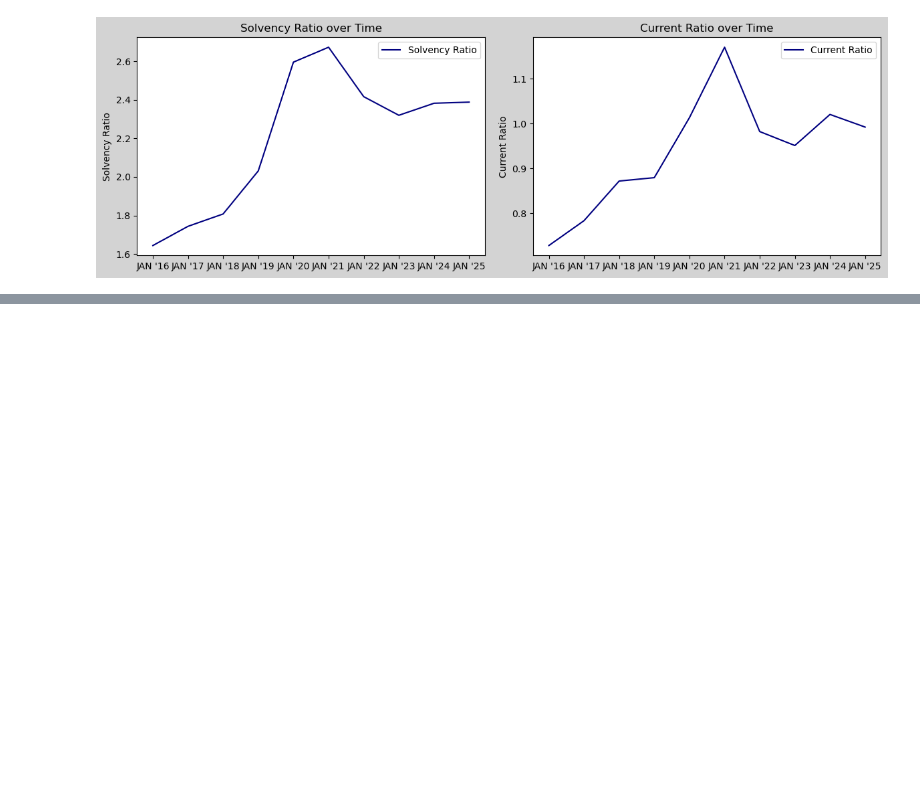
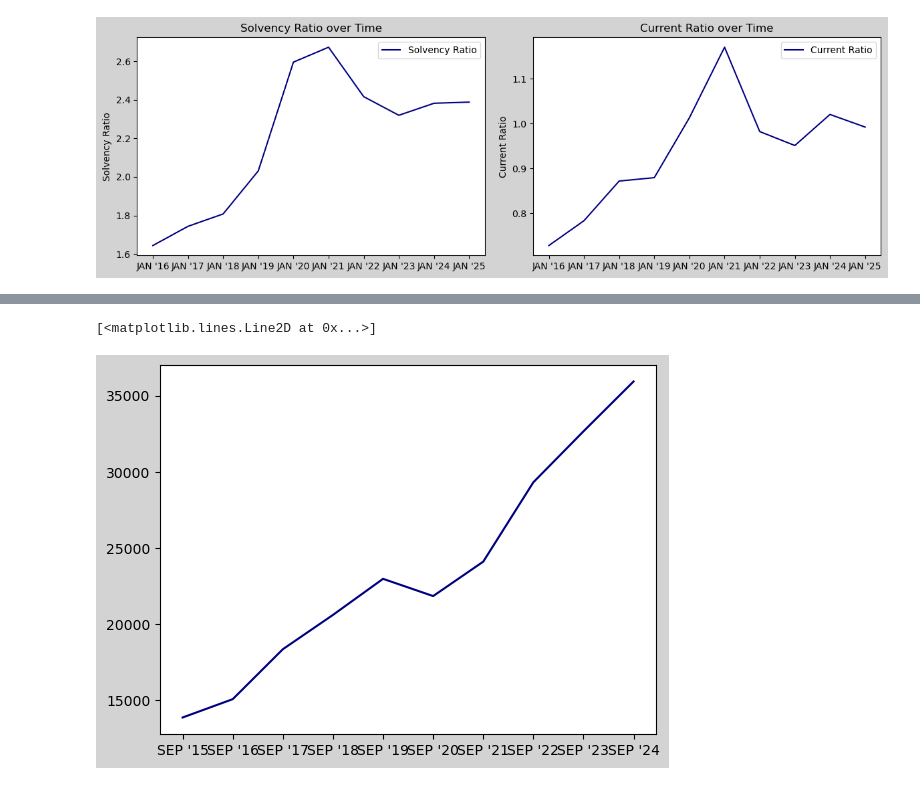
Before and after one commit to LuisMB09/admin_de_riesgos, a Jupyter notebook: Proyecto/análisis.ipynb, the cells around one changed output, grey strips where cells are left out. Saved outputs shown, nothing was run; the diff lists cells and outputs as text; code cells hidden in the pictures; blank space fills up the shorter version.

```diff
--- a/Proyecto/análisis.ipynb
+++ b/Proyecto/análisis.ipynb
@@ -72,0 +106,5 @@ plt.tight_layout()
+# %%
+plt.plot(ist_v.loc['Sales'], color='navy')
+# %% [output]
+[<matplotlib.lines.Line2D at 0x...>]
+[figure, added]
```
Also changed, not shown: parts of 3 cells of this notebook, 5 other files.
